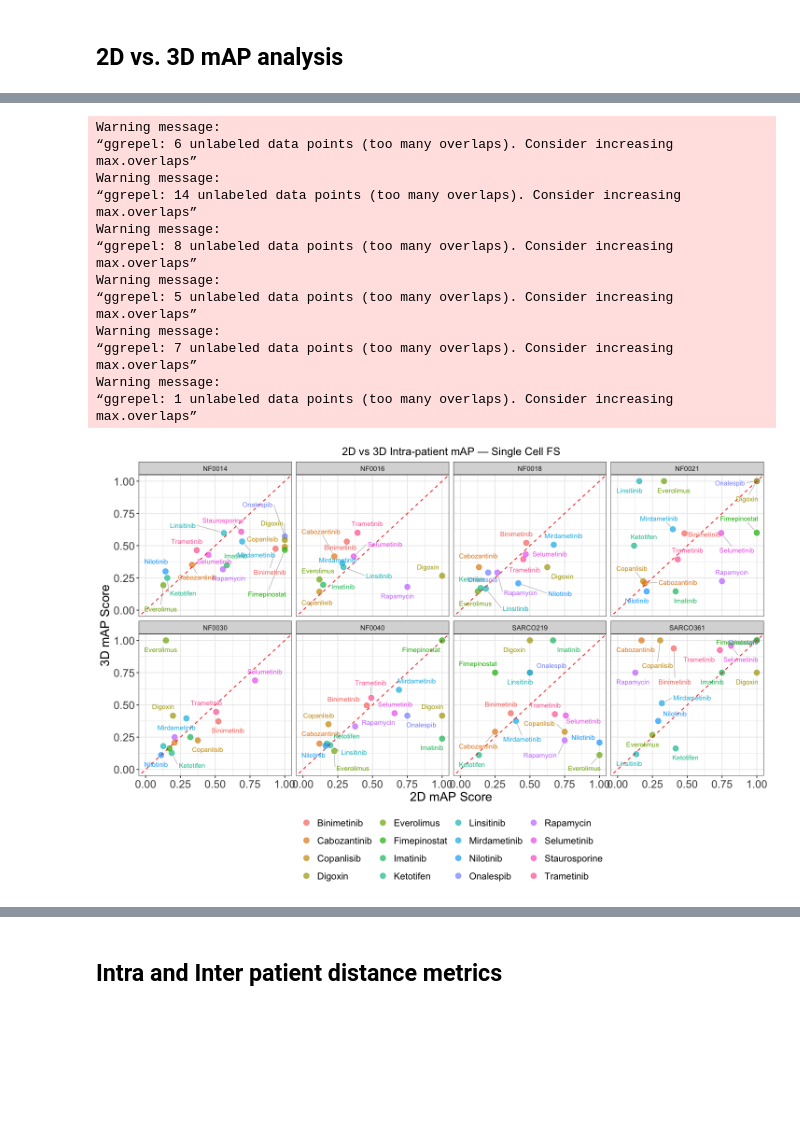
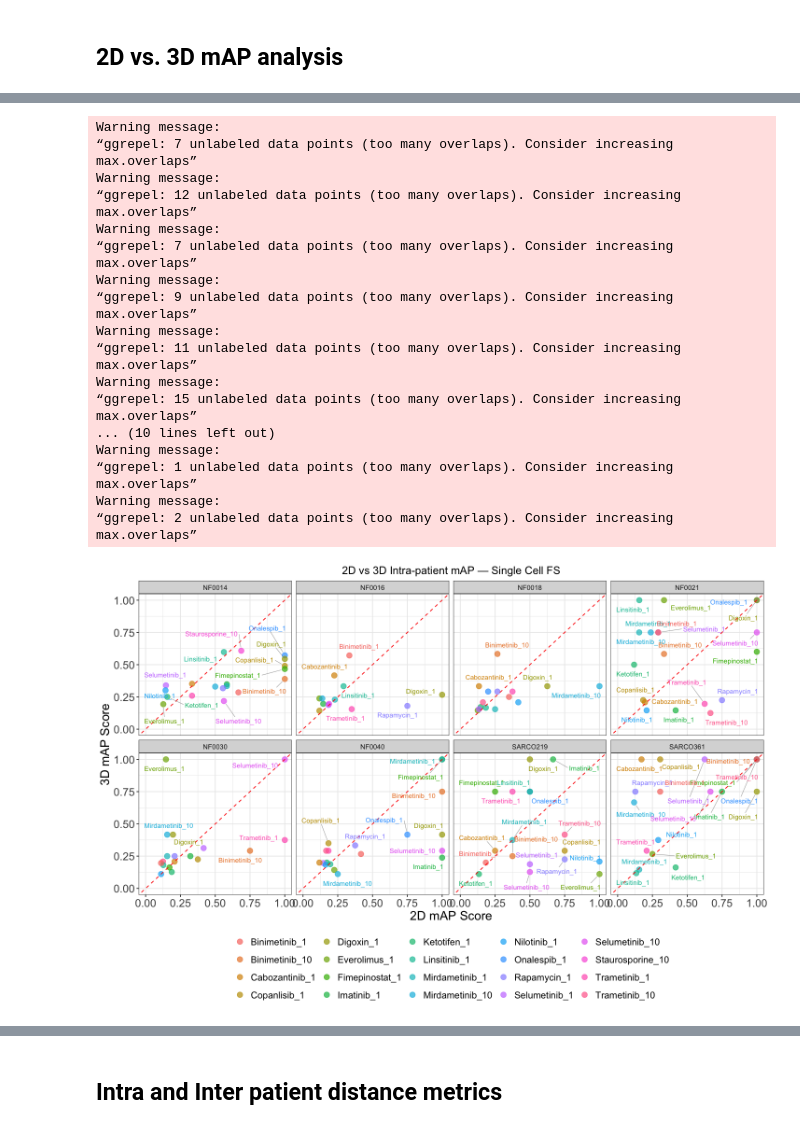
Before and after one commit to MikeLippincott/NF1_organoid_profile_analysis, a Jupyter notebook: 1.EDA/notebooks/6.plot_metrics_and_mAP.ipynb, the cells around one changed output, grey strips where cells are left out. Cells and saved outputs as stored; diff of their text form; code cells hidden in the pictures; blank space fills up the shorter version.

Commit message:
fix data paths and graph naming corrections

```diff
--- a/1.EDA/notebooks/6.plot_metrics_and_mAP.ipynb
+++ b/1.EDA/notebooks/6.plot_metrics_and_mAP.ipynb
@@ -630,12 +632,12 @@ Warning message:
 # %%
-# Single cell: 2D vs 3D mAP scatter plot faceted by patient
+# Single cell: 2D vs 3D Intra-patient mAP scatter plot faceted by patient
 width <- 12
 height <- 8
 options(repr.plot.width = width, repr.plot.height = height)
 
 sc_2d_vs_3d_plot <- (
     ggplot(
-        data = sc_merged,
+        data = mAP_sc_intra_merged,
         aes(
             x = mAP_2D,
             y = mAP_3D,
@@ -653,48 +655,47 @@ sc_2d_vs_3d_plot <- (
     + theme(
         plot.title = element_text(hjust = 0.5, size = 14),
         axis.title.x = element_text(size = 16),
         axis.title.y = element_text(size = 16),
         axis.text.x = element_text(size = 14),
         axis.text.y = element_text(size = 14),
         legend.position = "bottom",
         legend.title = element_blank(),
         legend.text = element_text(size = 12)
     )
     + xlim(0, 1)
     + ylim(0, 1)
     + facet_wrap(~Metadata_patient, ncol = 4)
     + geom_text_repel(
         aes(label = Metadata_treatment),
         size = 3,
         show.legend = FALSE,
         segment.color = "grey50",
         segment.size = 0.2,
         box.padding = 0.5,
         point.padding = 0.5,
         max.overlaps = 10
     )
 )
-
-ggsave(
-    filename = file.path(figures_path, "sc_fs_2d_vs_3d_intra_mAP.png"),
-    plot = sc_2d_vs_3d_plot,
-    width = width,
-    height = height,
-    dpi = 600
-)
+ggsave(filename = file.path(figures_path, "2d_vs_3d_sc_intra_mAP.png"),
+       plot = sc_2d_vs_3d_plot, width = width, height = height, dpi = 600)
 sc_2d_vs_3d_plot
 # %% [output]
-Warning message:
-“ggrepel: 6 unlabeled data points (too many overlaps). Consider increasing max.overlaps”
-Warning message:
-“ggrepel: 14 unlabeled data points (too many overlaps). Consider increasing max.overlaps”
-Warning message:
-“ggrepel: 8 unlabeled data points (too many overlaps). Consider increasing max.overlaps”
-Warning message:
-“ggrepel: 5 unlabeled data points (too many overlaps). Consider increasing max.overlaps”
 Warning message:
 “ggrepel: 7 unlabeled data points (too many overlaps). Consider increasing max.overlaps”
 Warning message:
+“ggrepel: 12 unlabeled data points (too many overlaps). Consider increasing max.overlaps”
+Warning message:
+“ggrepel: 7 unlabeled data points (too many overlaps). Consider increasing max.overlaps”
+Warning message:
+“ggrepel: 9 unlabeled data points (too many overlaps). Consider increasing max.overlaps”
+Warning message:
+“ggrepel: 11 unlabeled data points (too many overlaps). Consider increasing max.overlaps”
+Warning message:
+“ggrepel: 15 unlabeled data points (too many overlaps). Consider increasing max.overlaps”
+... (10 lines left out)
+Warning message:
 “ggrepel: 1 unlabeled data points (too many overlaps). Consider increasing max.overlaps”
+Warning message:
+“ggrepel: 2 unlabeled data points (too many overlaps). Consider increasing max.overlaps”
-[figure, old version]
+[figure, new version]
 # %%
```
Also changed, not shown: parts of 9 cells of this notebook, 11 other files.
